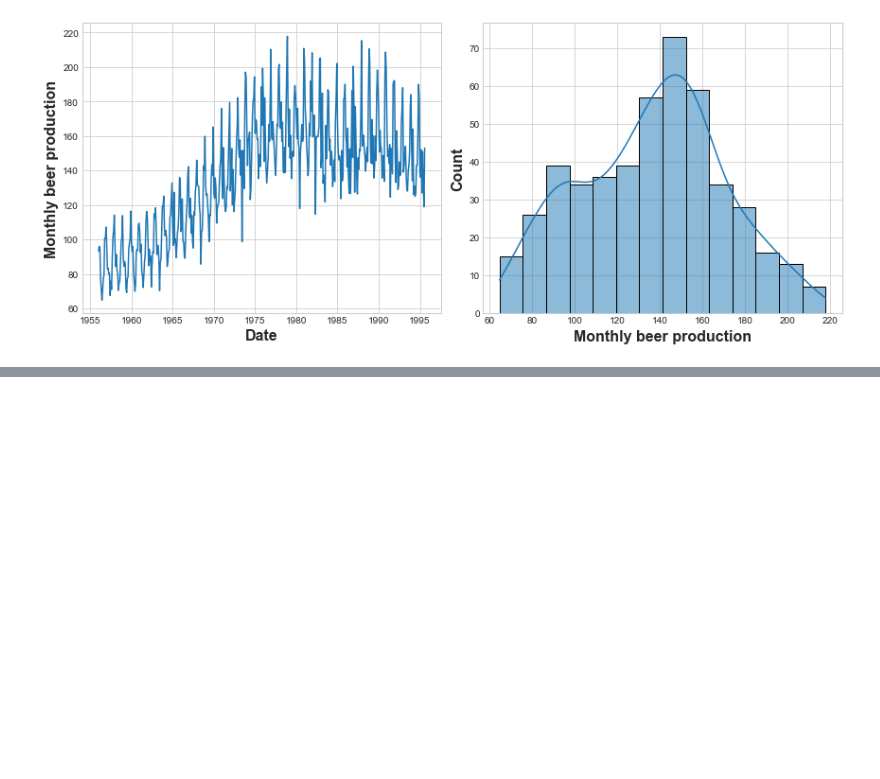
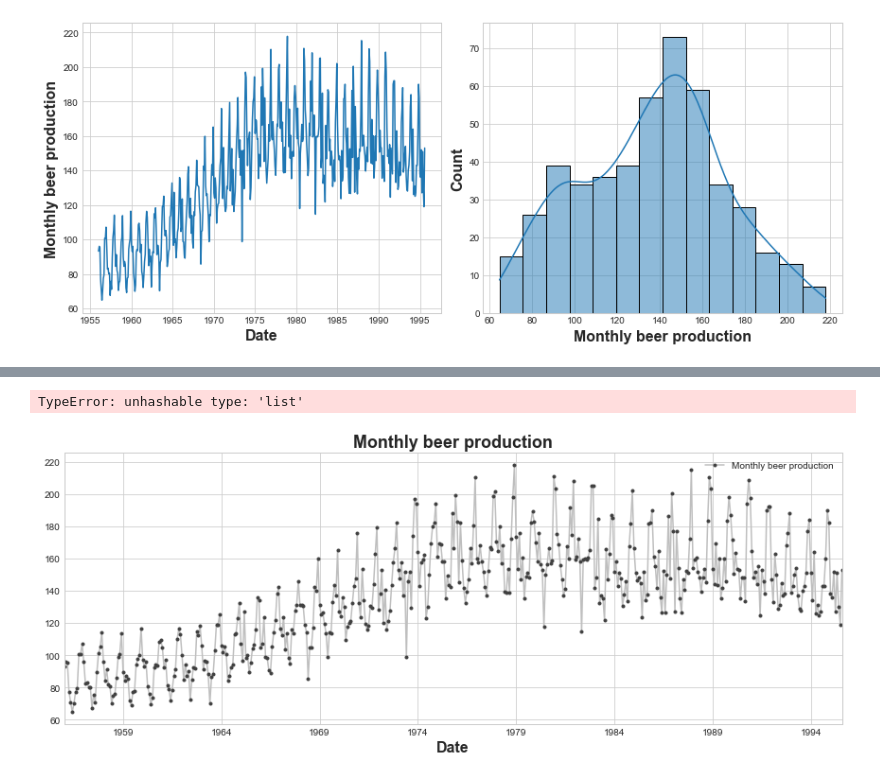
Before and after one commit to JudsonMorgan/Monthly-beer-production, a Jupyter notebook: monthly-beer-production.ipynb, the cells around one changed output, grey strips where cells are left out. Saved outputs shown, nothing was run; the diff lists cells and outputs as text; code cells hidden in the pictures; blank space fills up the shorter version.

```diff
--- a/monthly-beer-production.ipynb
+++ b/monthly-beer-production.ipynb
@@ -157,0 +179,5 @@ The skewness of the distribution is:  -0.03592253940022188
+# %%
+dp = DeterministicProcess(index = df.index, order = 1, constant =True, drop = True)
+
+X = dp.in_sample()
+X
@@ -157,0 +199,5 @@ The skewness of the distribution is:  -0.03592253940022188
+# %%
+y = df['Monthly beer production']
+# %%
+reg = LinearRegression()
+reg.fit(X, y)
@@ -157,0 +206,3 @@ The skewness of the distribution is:  -0.03592253940022188
+# %%
+y_pred = pd.Series(reg.predict(X), index = X.index)
+y_pred[:10]
@@ -157,0 +222,7 @@ The skewness of the distribution is:  -0.03592253940022188
+# %%
+fig, ax = plt.subplots(figsize=(12,5))
+ax = y.plot(**plot_params, title = 'Monthly beer production')
+y_pred.plot(ax = ax, linewdith = 0.3, color = 'C3', label = ['Forecast'])
+# %% [output]
+TypeError: unhashable type: 'list'
+[figure, added]
```
Also changed, not shown: parts of 7 cells of this notebook.
